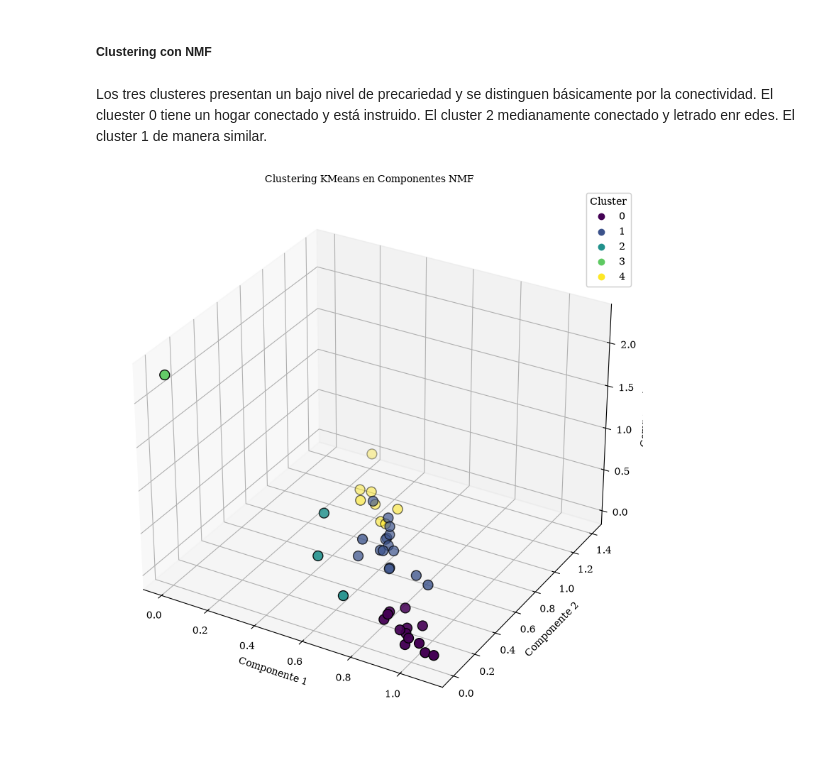
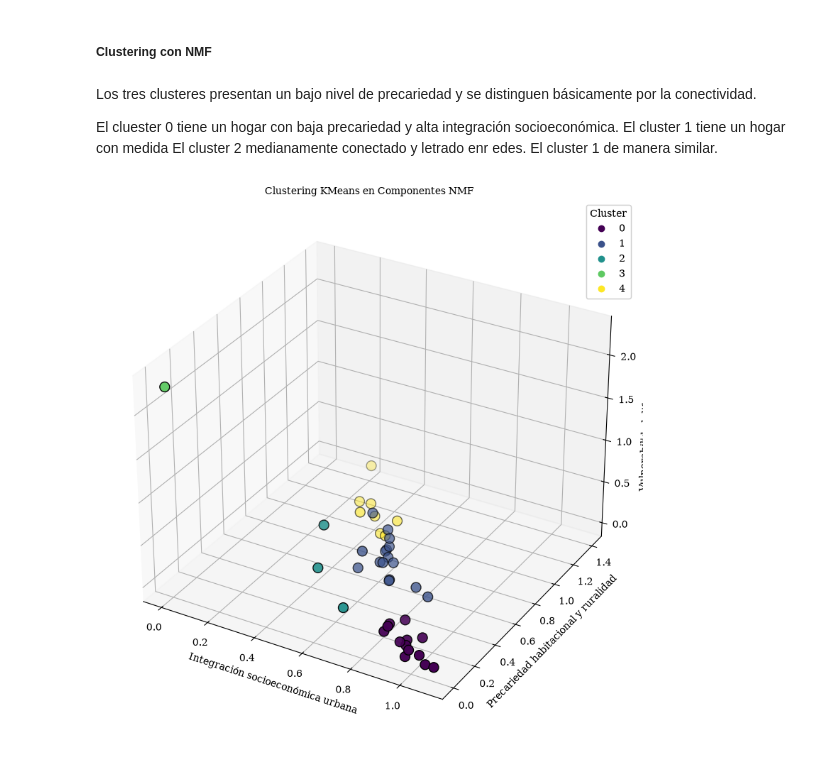
Before and after one commit to mariotiradom/proyecto-final-data-mining, a Jupyter notebook: notebooks/01-tareas_dm.ipynb, the cells around one changed output. Cells and saved outputs as stored; diff of their text form; code cells hidden in the pictures.

```diff
--- a/notebooks/01-tareas_dm.ipynb
+++ b/notebooks/01-tareas_dm.ipynb
@@ -509,5 +542,5 @@ Nos quedamos con tres componentes, que dado sus cargas factoriales se pueden res
 # %%
-X_pca_3_df = pd.DataFrame(X_pca_3, columns=[["PC1", "PC2", "PC3"]])
+X_pca_3_df = pd.DataFrame(X_pca_3, columns=[["Vulnerabilidad socioecnonómica", "Educación y condiciones del hogar", "Limitaciones y conectividad digital"]])
 # %%
 sns.pairplot(X_pca_3_df)
 plt.show()
@@ -531,7 +564,7 @@ X_pca_3_df.describe().round(2)
 # hacer NMF para reducir dimensionalidad a 3 componentes
 from sklearn.decomposition import NMF
 from sklearn.preprocessing import MinMaxScaler
-nmf = NMF(n_components=3, init='random', random_state=42)
+nmf = NMF(n_components=3, init='random', random_state=42, max_iter=1000)
 mm_scaler = MinMaxScaler()
 X_mm_scaled = mm_scaler.fit_transform(X)
 W = nmf.fit_transform(X_mm_scaled)
@@ -572,7 +605,7 @@ Para el caso de NMF obtenemos 3 componentes cuyos perfiles son los siguientes:
 # renombrar columnas de W para identificar componentes
 W_df = pd.DataFrame(
     W,
-    columns=[['Componente 1','Componente 2','Componente 3']]
+    columns=[['Integración socioeconómica urbana','Precariedad habitacional y ruralidad','Vulnerabilidad diferenciada']]
 )
 
 W_df.describe().round(2)
@@ -728,30 +768,34 @@ fig = px.scatter_3d(
 fig.show()
 # %% [markdown]
 Los tres clusteres presentan un bajo nivel de precariedad y se distinguen básicamente por la conectividad.
-El cluester 0 tiene un hogar conectado y está instruido.
+
+
+
+El cluester 0 tiene un hogar con baja precariedad y alta integración socioeconómica.
+El cluster 1 tiene un hogar con medida
 El cluster 2 medianamente conectado y letrado enr edes.
 El cluster 1 de manera similar.
 # %%
 # visualizar clusters en el espacio de los componentes NMF en 3 dimensiones con matplotlib
 from mpl_toolkits.mplot3d import Axes3D
 fig = plt.figure(figsize=(10, 8))
 ax = fig.add_subplot(111, projection='3d')
 scatter = ax.scatter(
-    W_df['Componente 1'],
-    W_df['Componente 2'],
-    W_df['Componente 3'],
+    W_df['Integración socioeconómica urbana'],
+    W_df['Precariedad habitacional y ruralidad'],
+    W_df['Vulnerabilidad diferenciada'],
     c=base_lima["cluster_nmf"],
     cmap='viridis',
     edgecolor='k',
     s=100
 )
 ax.set_title("Clustering KMeans en Componentes NMF")
-ax.set_xlabel("Componente 1")
-ax.set_ylabel("Componente 2")
-ax.set_zlabel("Componente 3")
+ax.set_xlabel("Integración socioeconómica urbana")
+ax.set_ylabel("Precariedad habitacional y ruralidad")
+ax.set_zlabel("Vulnerabilidad diferenciada")
 legend1 = ax.legend(*scatter.legend_elements(), title="Cluster")
 ax.add_artist(legend1)
 plt.savefig("clustering_nmf_3d.png", dpi=300, bbox_inches='tight')
 plt.show()
 # %% [output]
-[figure, old version]
+[figure, new version]
```
Also changed, not shown: parts of 36 cells of this notebook, 8 other files.
